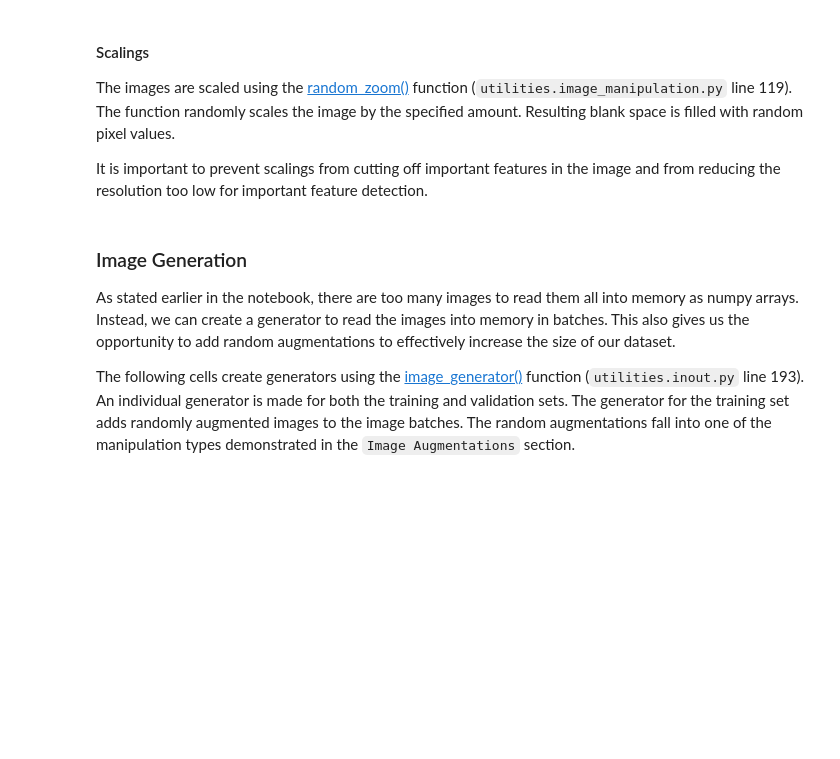
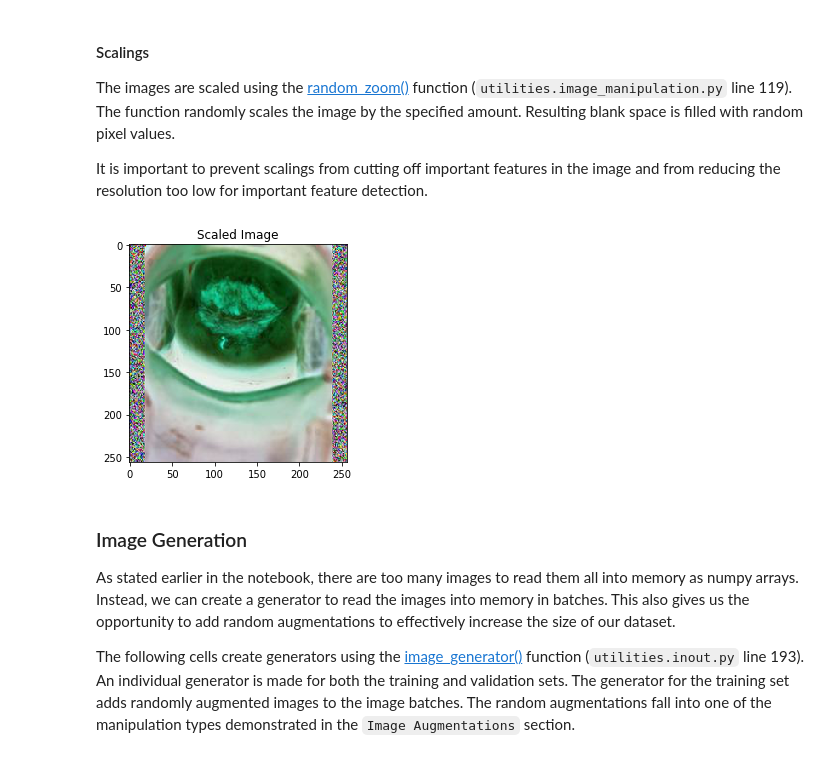
Before and after one commit to grantsrb/kaggle-cervical_cancer_screening, a Jupyter notebook: cervical_classification.ipynb, the cells around one changed output. Saved outputs shown, nothing was run; the diff lists cells and outputs as text; code cells hidden in the pictures; blank space fills up the shorter version.

```diff
--- a/cervical_classification.ipynb
+++ b/cervical_classification.ipynb
@@ -193,9 +211,11 @@ It is important to prevent scalings from cutting off important features in the i
 # %%
 max_zoom = 1/6
 aug_img = imanip.random_zoom(demo_img,max_zoom)
-plt.imshow(demo_img)
+plt.imshow(aug_img)
 plt.title('Scaled Image')
 plt.show()
+# %% [output]
+[figure, added]
 # %% [markdown]
 ### Image Generation
 
```
Also changed, not shown: parts of 33 cells of this notebook.
